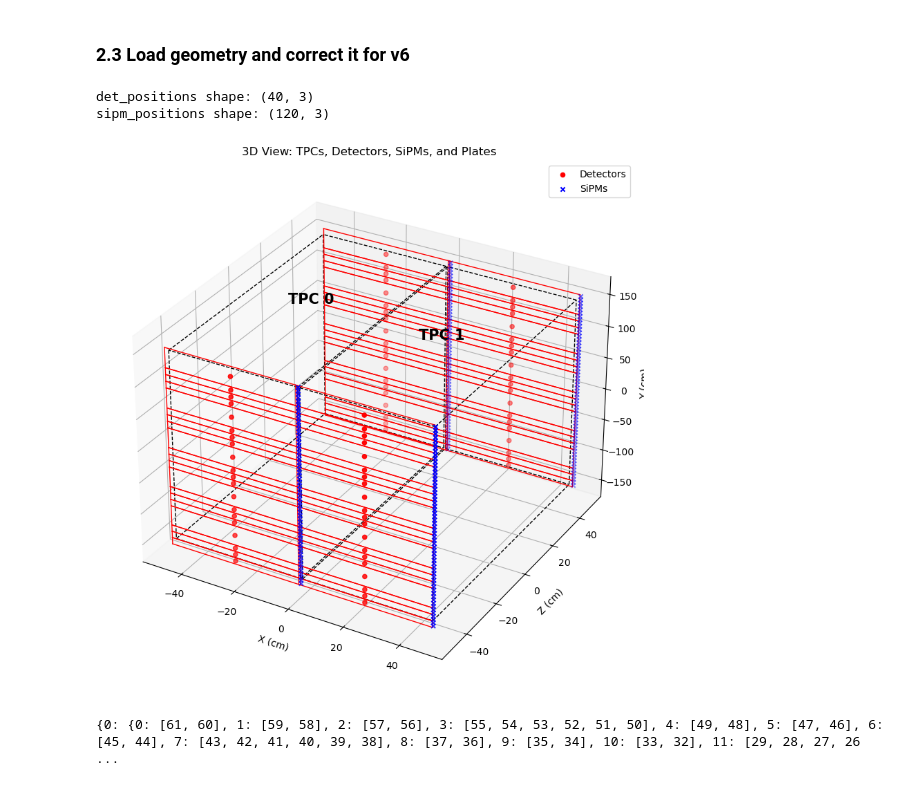
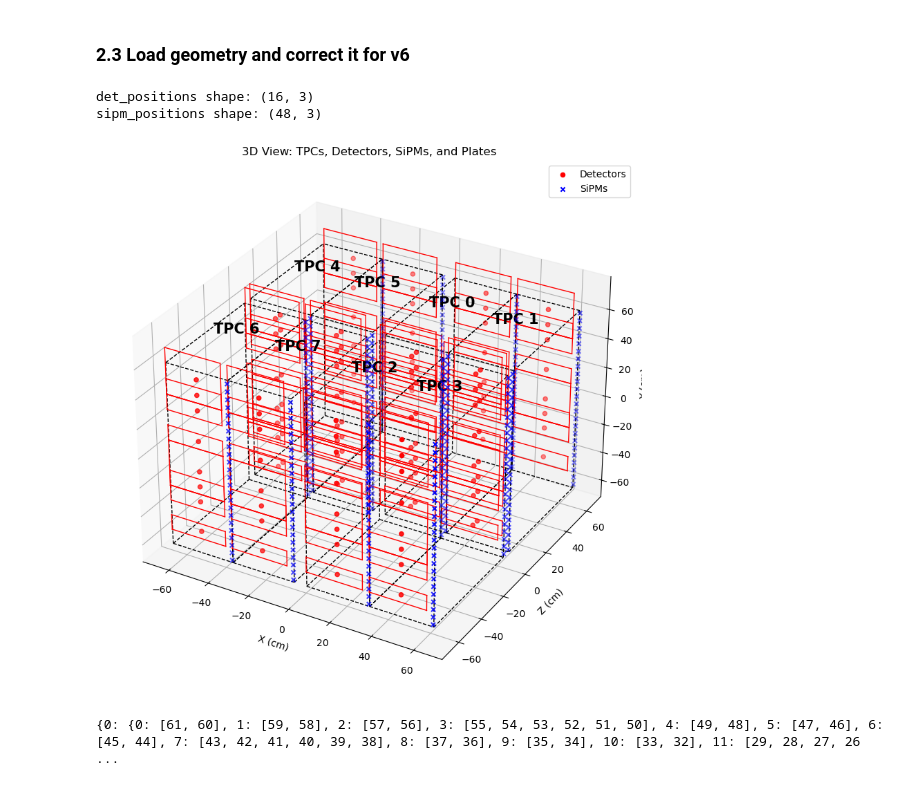
Before and after one commit to LHEP-neutrino/pde_ndlar_prototype, a Jupyter notebook: pde_2x2/0_PDE_code_jupyter.ipynb, the cells around one changed output. Drawn from its saved outputs; the diff is of its cells as text; code cells hidden in the pictures.

```diff
--- a/pde_2x2/0_PDE_code_jupyter.ipynb
+++ b/pde_2x2/0_PDE_code_jupyter.ipynb
@@ -544,7 +554,7 @@ def draw_box(ax, bounds, **kwargs):
 #with open('/global/cfs/cdirs/dune/users/kunzmann/FSD/flow_james/ndlar_flow/data/proto_nd_flow/light_module_desc-5.0.1.yaml', 'r') as geom: #changed to 5.0.1, still works
  #   geom_data = yaml.safe_load(geom)
 
-with open('/global/cfs/cdirs/dune/users/kunzmann/FSD/flow_james/ndlar_flow/data/fsd_flow/light_module_desc-6.0.1.yaml', 'r') as geom: #changed to 5.0.1, still works
+with open('/global/homes/m/mnuland/backtracking/light_module_desc-5.0.0.yaml', 'r') as geom: #changed to 5.0.1, still works
     geom_data = yaml.safe_load(geom)
 
 det_positions_list = []
@@ -562,7 +572,7 @@ sipm_positions = np.array(sipm_positions_list)
 print("sipm_positions shape:", sipm_positions.shape)
 
 #Take an example hdf5 file to extract the tpc bounds from
-sample_hdf5_file = "/global/cfs/cdirs/dune/www/data/FSD/reflows/v6/flow/cosmics/07Nov2024/packet-0020113-2024_11_07_19_44_23_CET.FLOW.hdf5"
+sample_hdf5_file = "/global/cfs/cdirs/dune/www/data/2x2/sandbox/v11/flow/packet-0050017-2024_07_09_01_14_40_CDT.FLOW.hdf5"
 with h5flow.data.H5FlowDataManager(sample_hdf5_file, "r") as file_obj:
     tpc_bounds = extract_tpc_bounds(file_obj)
 
@@ -609,36 +619,36 @@ def get_plate_corners(det_id, tpc_shift, geom_dict):
     offs_min  = np.array(geom_dict['geom'][shape_key]['min'], float)
     offs_max  = np.array(geom_dict['geom'][shape_key]['max'], float)
 
     xmin,ymin,_ = offs_min
     xmax,ymax,_ = offs_max
     local_rect  = np.array([[xmin,ymin,0],[xmax,ymin,0],
                             [xmax,ymax,0],[xmin,ymax,0]])
 
     det_ctr_local = np.array(geom_dict['det_center'][det_id], float)
     return local_rect + det_ctr_local + tpc_shift
 
 for tpc_idx, tpc_bounds_i in enumerate(tpc_bounds):
     tpc_shift = np.mean(tpc_bounds_i, axis=0)
     for det_id in sorted(geom_data['det_center'].keys(), key=int):
         plate_corners = get_plate_corners(int(det_id), tpc_shift, geom_data)
         draw_plate_outline(ax, flipYZ(plate_corners), color='red', linewidth=1)
 
 #Show full detector and label the axes correctly
 ax.set_xlabel("X (cm)")
 ax.set_ylabel("Z (cm)")
 ax.set_zlabel("Y (cm)")
 #ax.set_xlim(-80, 80)
 #ax.set_ylim(-80, 80)
 #ax.set_zlim(-80, 80)
 ax.set_title("3D View: TPCs, Detectors, SiPMs, and Plates")
 ax.legend()
 plt.show()
 
 det_positions_local = det_positions
 # %% [output]
-det_positions shape: (40, 3)
-sipm_positions shape: (120, 3)
+det_positions shape: (16, 3)
+sipm_positions shape: (48, 3)
-[figure, old version]
+[figure, new version]
 # %%
 #print(geom_data.keys())
 #print(geom_data['det_adc'])
```
Also changed, not shown: parts of 2 cells of this notebook, 2 other files.
